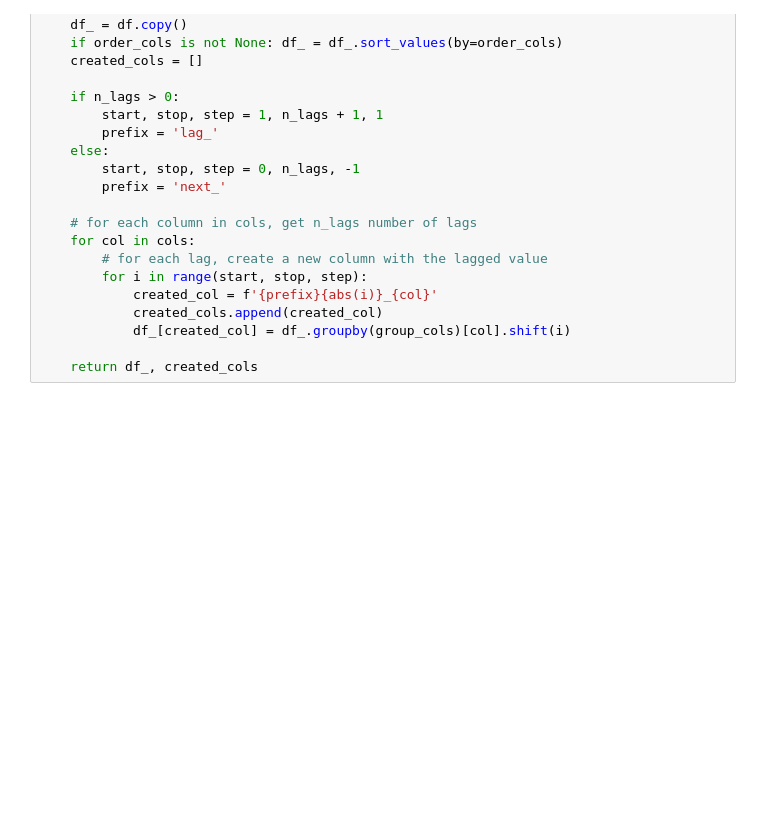
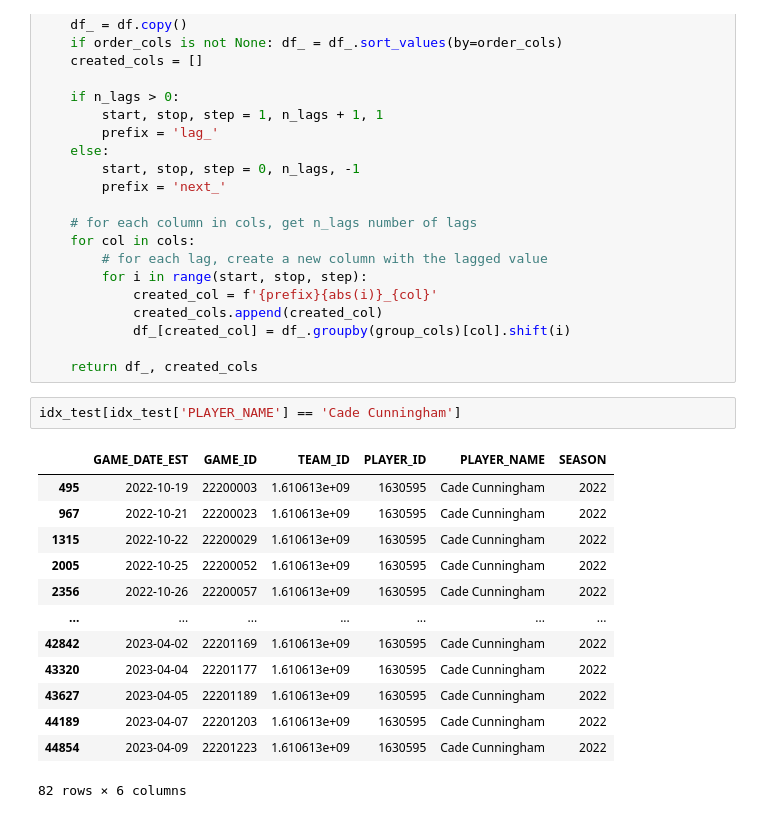
Before and after one commit to brownbrandon272/basketball, a Jupyter notebook: scripts/analyze_results.ipynb, the cells around one changed output. Saved outputs shown, nothing was run; the diff lists cells and outputs as text; blank space fills up the shorter version.

```diff
--- a/scripts/analyze_results.ipynb
+++ b/scripts/analyze_results.ipynb
@@ -161,6 +159,22 @@ def get_all_lags(df:pd.DataFrame, cols:t.List, group_cols:t.List, n_lags:int, or
             df_[created_col] = df_.groupby(group_cols)[col].shift(i)
 
     return df_, created_cols
+# %%
+idx_test[idx_test['PLAYER_NAME'] == 'Cade Cunningham']
+# %% [output]
+|  | GAME_DATE_EST | GAME_ID | TEAM_ID | PLAYER_ID | PLAYER_NAME | SEASON |
+| 495 | 2022-10-19 | 22200003 | 1.610613e+09 | 1630595 | Cade Cunningham | 2022 |
+| 967 | 2022-10-21 | 22200023 | 1.610613e+09 | 1630595 | Cade Cunningham | 2022 |
+| 1315 | 2022-10-22 | 22200029 | 1.610613e+09 | 1630595 | Cade Cunningham | 2022 |
+| 2005 | 2022-10-25 | 22200052 | 1.610613e+09 | 1630595 | Cade Cunningham | 2022 |
+| 2356 | 2022-10-26 | 22200057 | 1.610613e+09 | 1630595 | Cade Cunningham | 2022 |
+| ... | ... | ... | ... | ... | ... | ... |
+| 42842 | 2023-04-02 | 22201169 | 1.610613e+09 | 1630595 | Cade Cunningham | 2022 |
+| 43320 | 2023-04-04 | 22201177 | 1.610613e+09 | 1630595 | Cade Cunningham | 2022 |
+| 43627 | 2023-04-05 | 22201189 | 1.610613e+09 | 1630595 | Cade Cunningham | 2022 |
+| 44189 | 2023-04-07 | 22201203 | 1.610613e+09 | 1630595 | Cade Cunningham | 2022 |
+| 44854 | 2023-04-09 | 22201223 | 1.610613e+09 | 1630595 | Cade Cunningham | 2022 |
+82 rows × 6 columns
 # %%
 ## create a function that takes a player id and date and creates a timeseries plot comparing the actual and predicted values for the next 5 games
 import pandas as pd
```
Also changed, not shown: parts of 6 cells of this notebook, 1 other file.
